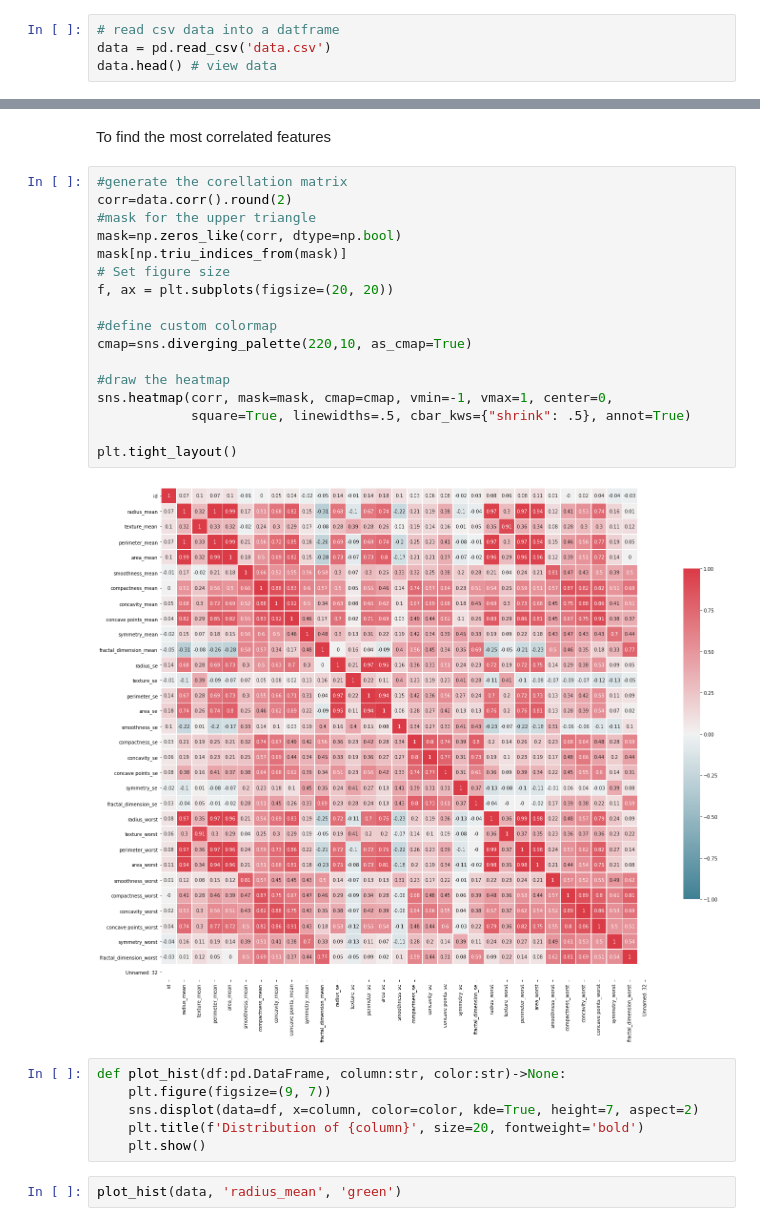
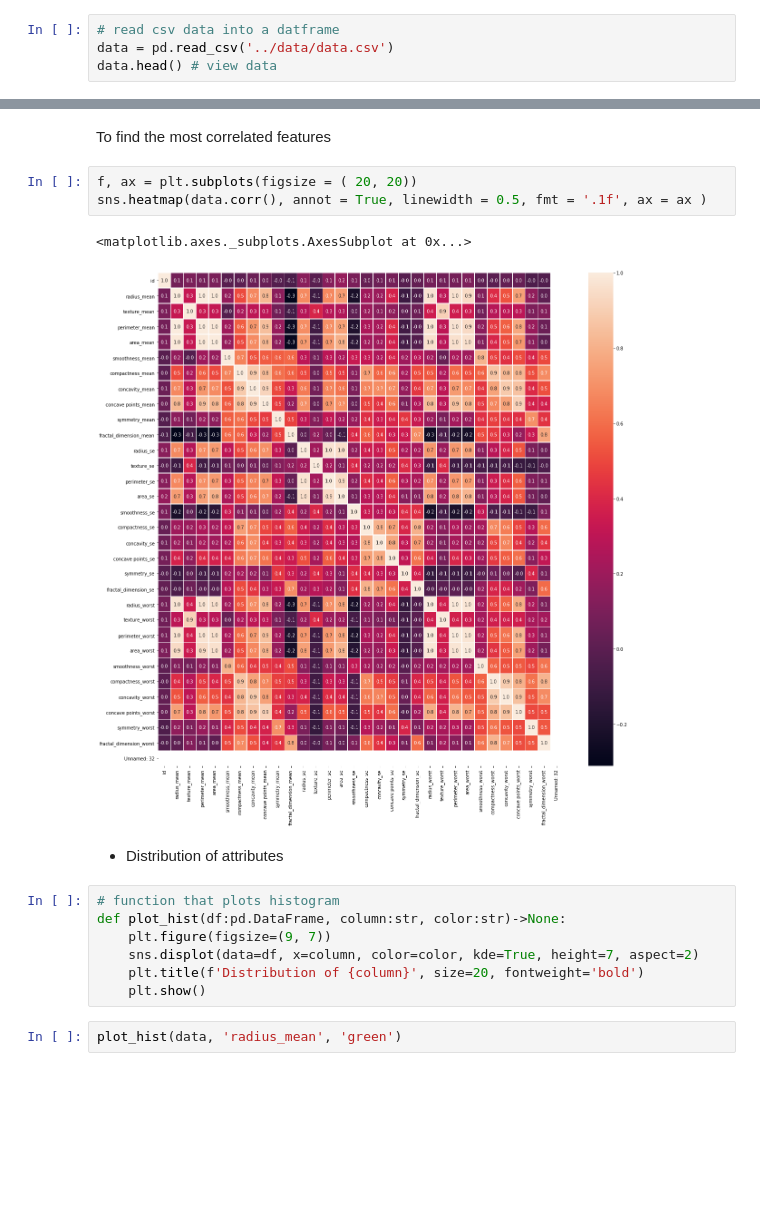
Before and after one commit to khaiyra/casualty, a Jupyter notebook: notebook/DataExploration.ipynb, the cells around one changed output, grey strips where cells are left out. Drawn from its saved outputs; the diff is of its cells as text; blank space fills up the shorter version.

```diff
--- a/notebook/DataExploration.ipynb
+++ b/notebook/DataExploration.ipynb
@@ -11,7 +11,7 @@ import warnings
 warnings.filterwarnings('ignore')
 # %%
 # read csv data into a datframe
-data = pd.read_csv('data.csv')
+data = pd.read_csv('../data/data.csv')
 data.head() # view data
 # %% [output]
 |  | id | diagnosis | radius_mean | texture_mean | perimeter_mean | area_mean | smoothness_mean | ... |
@@ -165,26 +160,16 @@ sns.scatterplot(x='symmetry_se', y='radius_worst', hue="diagnosis",
 * Heatmap
 # %% [markdown]
 To find the most correlated features
-# %%
-#generate the corellation matrix
-corr=data.corr().round(2)
-#mask for the upper triangle
-mask=np.zeros_like(corr, dtype=np.bool)
-mask[np.triu_indices_from(mask)]
-# Set figure size
-f, ax = plt.subplots(figsize=(20, 20))
-
-#define custom colormap
-cmap=sns.diverging_palette(220,10, as_cmap=True)
-
-#draw the heatmap
-sns.heatmap(corr, mask=mask, cmap=cmap, vmin=-1, vmax=1, center=0,
-            square=True, linewidths=.5, cbar_kws={"shrink": .5}, annot=True)
-
-plt.tight_layout()
-# %% [output]
-[figure, removed]
+# %%
+f, ax = plt.subplots(figsize = ( 20, 20))
+sns.heatmap(data.corr(), annot = True, linewidth = 0.5, fmt = '.1f', ax = ax )
+# %% [output]
+<matplotlib.axes._subplots.AxesSubplot at 0x...>
+[figure, added]
+# %% [markdown]
+* Distribution of attributes
 # %%
+# function that plots histogram
 def plot_hist(df:pd.DataFrame, column:str, color:str)->None:
     plt.figure(figsize=(9, 7))
     sns.displot(data=df, x=column, color=color, kde=True, height=7, aspect=2)
```
Also changed, not shown: parts of 6 cells of this notebook.
